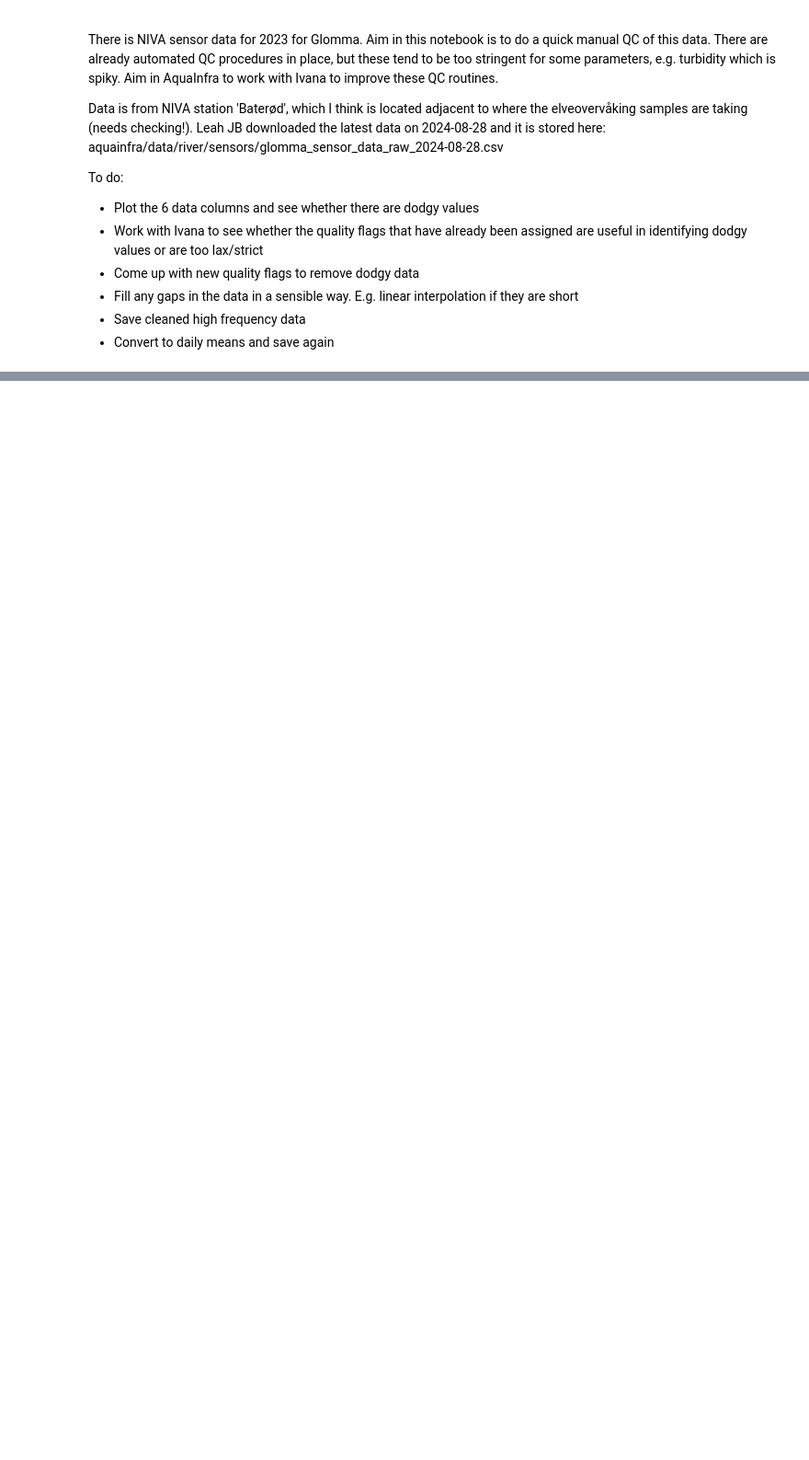
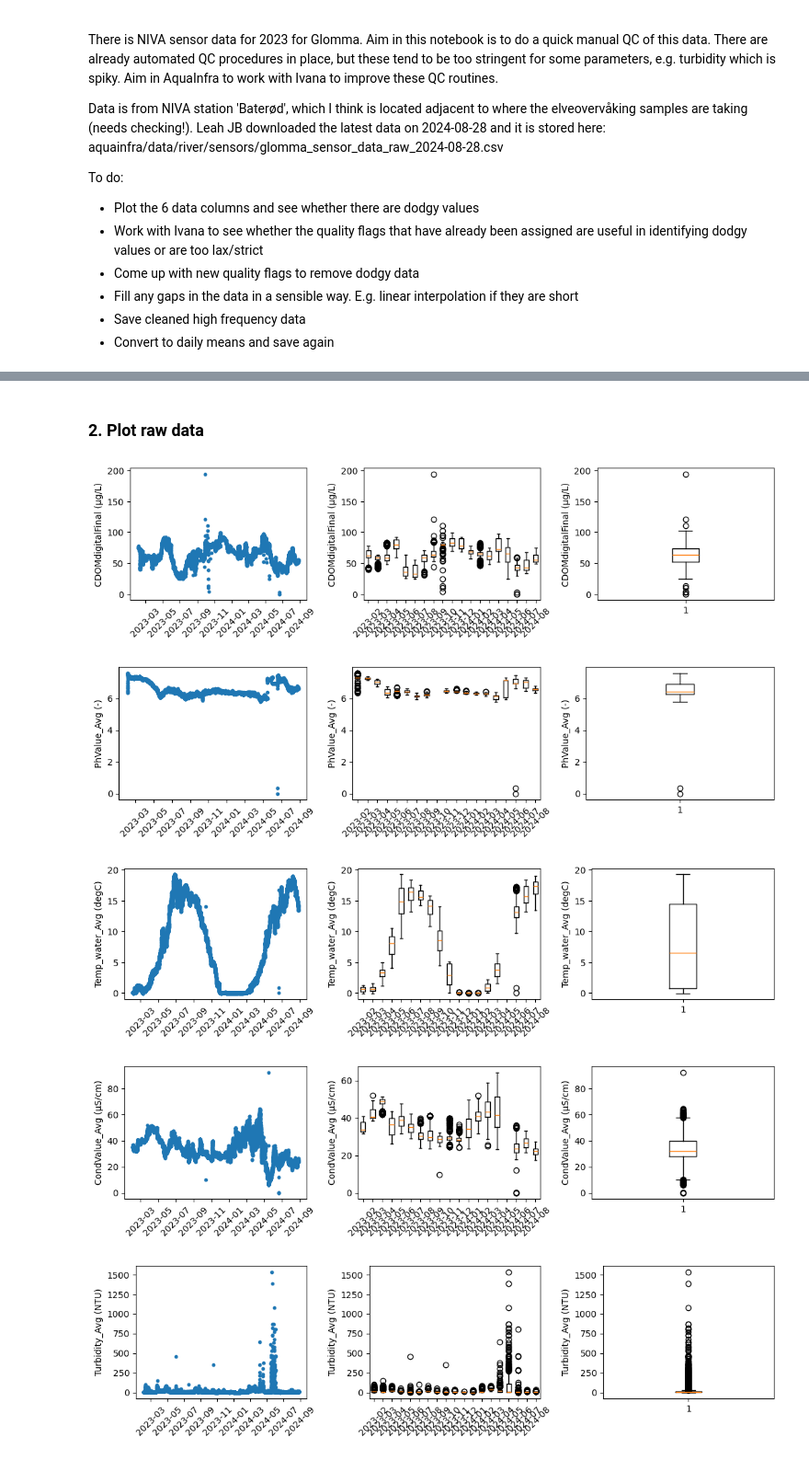
Before and after one commit to NIVANorge/niva-aquainfra, a Jupyter notebook: code/river_inputs/sensor1_qc_data.ipynb, the cells around one changed output, grey strips where cells are left out. Shown at 92% size. Drawn from its saved outputs; the diff is of its cells as text; code cells hidden in the pictures; blank space fills up the shorter version.

Commit message:
Manual qc of sensor data

```diff
--- a/code/river_inputs/sensor1_qc_data.ipynb
+++ b/code/river_inputs/sensor1_qc_data.ipynb
@@ -17,5 +46,8 @@ To do:
 # %%
-fpath = r'../../data/river/sensors/glomma_sensor_data_raw_2024-08-28.csv'
 df = pd.read_csv(fpath, index_col=0, parse_dates=True)
-df.head()
+
+df['Datetime'] = pd.to_datetime(df['Date'] + ' ' + df['Time'])
+df.set_index('Datetime', inplace=True)
+df['Month'] = df.index.to_period('M')
+df.info()
 # %% [output]
@@ -28,0 +71,32 @@ df.head()
+# %% [markdown]
+### 2. Plot raw data
+# %%
+variables = ['CDOMdigitalFinal (µg/L)', 'PhValue_Avg (-)', 'Temp_water_Avg (degC)',
+             'CondValue_Avg (µS/cm)', 'Turbidity_Avg (NTU)', 'Salinity_Avg (-)']
+
+for var in variables:
+    fig, (ax1, ax2, ax3) = plt.subplots(1, 3, figsize=(11, 3))
+
+    # Scatter plot
+    ax1.scatter(df.index, df[var], s=10)
+    ax1.set_ylabel(var)
+    ax1.tick_params(axis='x', rotation=45)  # Rotate x-axis labels
+
+    # Monthly boxplots
+    df_monthly = df.groupby('Month')[var].apply(list).reset_index()
+    ax2.boxplot(df_monthly[var].dropna(), positions=range(len(df_monthly)))
+    ax2.set_ylabel(var)
+    ax2.set_xticklabels(df_monthly['Month'].astype(str), rotation=45)
+
+    # Boxplot
+    ax3.boxplot(df[var].dropna())
+    ax3.set_ylabel(var)
+
+    plt.tight_layout()
+    plt.show()
+# %% [output]
+[figure, added]
+[figure, added]
+[figure, added]
+[figure, added]
+[figure, added]
```
Also changed, not shown: parts of 16 cells of this notebook.
